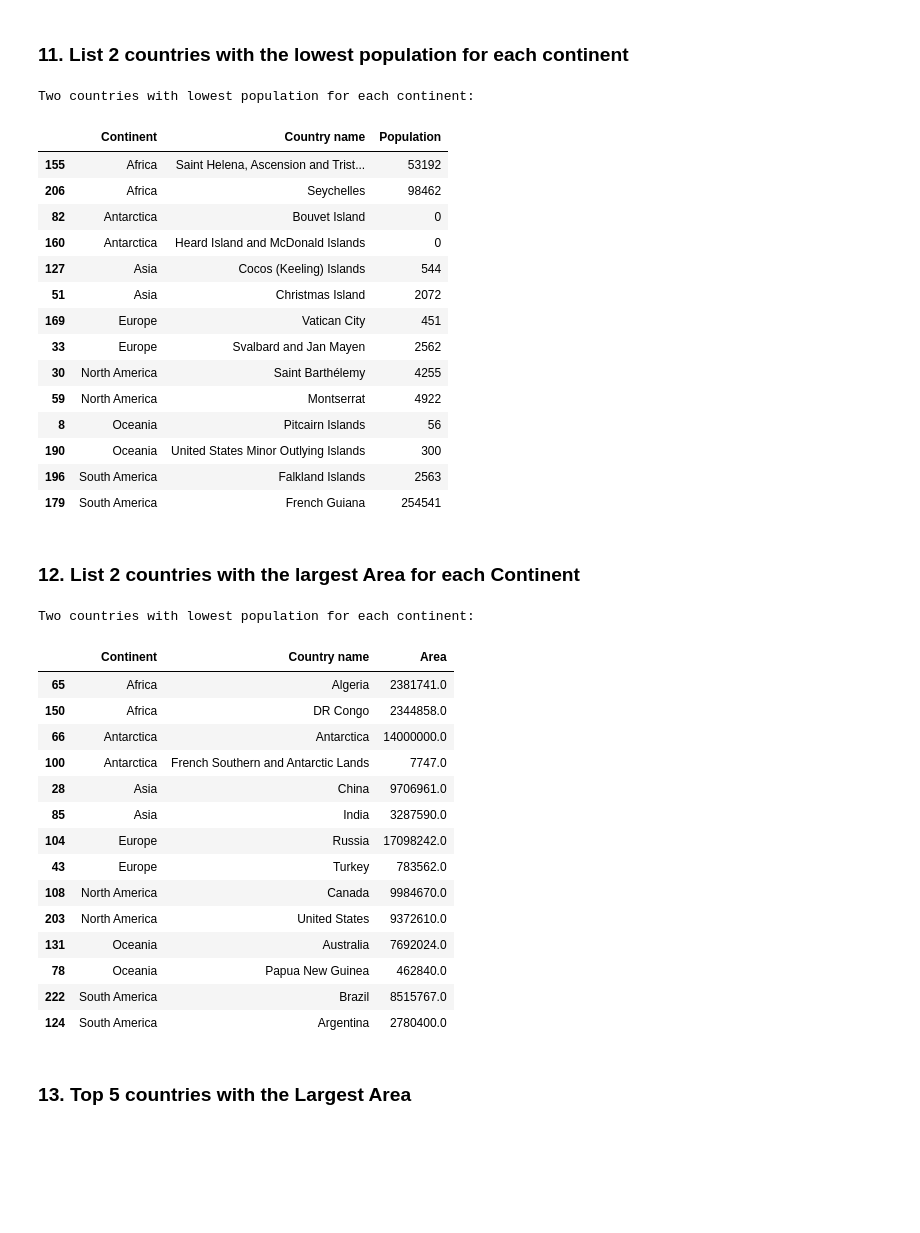
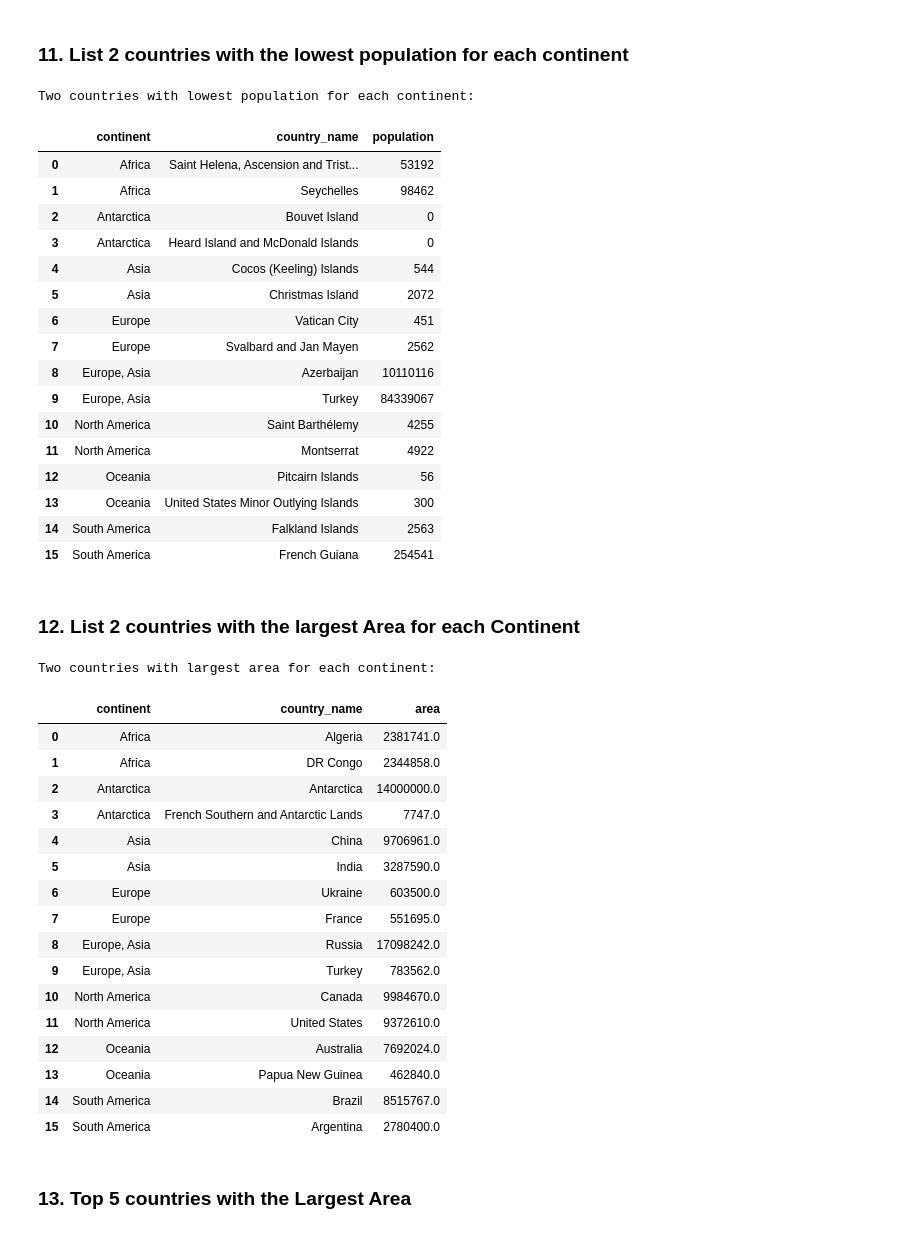
Before and after one commit to bazuayelewis/travel-agency-hackathon, a Jupyter notebook: Travel_Agency.ipynb, the cells around one changed output. Saved outputs shown, nothing was run; the diff lists cells and outputs as text; code cells hidden in the pictures; blank space fills up the shorter version.

```diff
--- a/Travel_Agency.ipynb
+++ b/Travel_Agency.ipynb
@@ -95,6 +22,4 @@ if __name__ == "__main__":
 # %%
 import pandas as pd
-# %%
-pd.set_option('display.max_rows', None)
 # %%
 df = pd.DataFrame(extracted_data)
@@ -292,60 +183,64 @@ List of countries that are UN members:
 ### 11. List 2 countries with the lowest population for each continent
 # %%
 # Sort DataFrame by population within each continent
-df_sorted = df.sort_values(by=['Continent', 'Population'])
+df_sorted = df.sort_values(by=['continent', 'population'])
 
 # Group by continent and select top 2 countries with lowest population
-top_countries_per_continent = df_sorted.groupby('Continent').head(2)
+top_countries_per_continent = df_sorted.groupby('continent').head(2)
 
 # Display the results
 print("Two countries with lowest population for each continent:")
-top_countries_per_continent[['Continent', 'Country name', 'Population']]
+top_countries_per_continent[['continent', 'country_name', 'population']].reset_index(drop = True)
 # %% [output]
 Two countries with lowest population for each continent:
-|  | Continent | Country name | Population |
-| 155 | Africa | Saint Helena, Ascension and Trist... | 53192 |
-| 206 | Africa | Seychelles | 98462 |
-| 82 | Antarctica | Bouvet Island | 0 |
-| 160 | Antarctica | Heard Island and McDonald Islands | 0 |
-| 127 | Asia | Cocos (Keeling) Islands | 544 |
-| 51 | Asia | Christmas Island | 2072 |
-| 169 | Europe | Vatican City | 451 |
-| 33 | Europe | Svalbard and Jan Mayen | 2562 |
-| 30 | North America | Saint Barthélemy | 4255 |
-| 59 | North America | Montserrat | 4922 |
-| 8 | Oceania | Pitcairn Islands | 56 |
-| 190 | Oceania | United States Minor Outlying Islands | 300 |
-| 196 | South America | Falkland Islands | 2563 |
-| 179 | South America | French Guiana | 254541 |
+|  | continent | country_name | population |
+| 0 | Africa | Saint Helena, Ascension and Trist... | 53192 |
+| 1 | Africa | Seychelles | 98462 |
+| 2 | Antarctica | Bouvet Island | 0 |
+| 3 | Antarctica | Heard Island and McDonald Islands | 0 |
+| 4 | Asia | Cocos (Keeling) Islands | 544 |
+| 5 | Asia | Christmas Island | 2072 |
+| 6 | Europe | Vatican City | 451 |
+| 7 | Europe | Svalbard and Jan Mayen | 2562 |
+| 8 | Europe, Asia | Azerbaijan | 10110116 |
+| 9 | Europe, Asia | Turkey | 84339067 |
+| 10 | North America | Saint Barthélemy | 4255 |
+| 11 | North America | Montserrat | 4922 |
+| 12 | Oceania | Pitcairn Islands | 56 |
+| 13 | Oceania | United States Minor Outlying Islands | 300 |
+| 14 | South America | Falkland Islands | 2563 |
+| 15 | South America | French Guiana | 254541 |
 # %% [markdown]
 ### 12. List 2 countries with the largest Area for each Continent
 # %%
 # Sort DataFrame by population within each continent
-df_sorted = df.sort_values(by=['Continent', 'Area'], ascending= [True, False])
+df_sorted = df.sort_values(by=['continent', 'area'], ascending= [True, False])
 
 # Group by continent and select 2 countries with Largest Area
-countries_per_continent = df_sorted.groupby('Continent').head(2)
+countries_per_continent = df_sorted.groupby('continent').head(2)
 
 # Display the results
 print("Two countries with largest area for each continent:")
-countries_per_continent[['Continent', 'Country name', 'Area']]
+countries_per_continent[['continent', 'country_name', 'area']].reset_index(drop=True)
 # %% [output]
-Two countries with lowest population for each continent:
+Two countries with largest area for each continent:
-|  | Continent | Country name | Area |
-| 65 | Africa | Algeria | 2381741.0 |
-| 150 | Africa | DR Congo | 2344858.0 |
-| 66 | Antarctica | Antarctica | 14000000.0 |
-| 100 | Antarctica | French Southern and Antarctic Lands | 7747.0 |
-| 28 | Asia | China | 9706961.0 |
-| 85 | Asia | India | 3287590.0 |
-| 104 | Europe | Russia | 17098242.0 |
-| 43 | Europe | Turkey | 783562.0 |
-| 108 | North America | Canada | 9984670.0 |
-| 203 | North America | United States | 9372610.0 |
-| 131 | Oceania | Australia | 7692024.0 |
-| 78 | Oceania | Papua New Guinea | 462840.0 |
-| 222 | South America | Brazil | 8515767.0 |
-| 124 | South America | Argentina | 2780400.0 |
+|  | continent | country_name | area |
+| 0 | Africa | Algeria | 2381741.0 |
+| 1 | Africa | DR Congo | 2344858.0 |
+| 2 | Antarctica | Antarctica | 14000000.0 |
+| 3 | Antarctica | French Southern and Antarctic Lands | 7747.0 |
+| 4 | Asia | China | 9706961.0 |
+| 5 | Asia | India | 3287590.0 |
+| 6 | Europe | Ukraine | 603500.0 |
+| 7 | Europe | France | 551695.0 |
+| 8 | Europe, Asia | Russia | 17098242.0 |
+| 9 | Europe, Asia | Turkey | 783562.0 |
+| 10 | North America | Canada | 9984670.0 |
+| 11 | North America | United States | 9372610.0 |
+| 12 | Oceania | Australia | 7692024.0 |
+| 13 | Oceania | Papua New Guinea | 462840.0 |
+| 14 | South America | Brazil | 8515767.0 |
+| 15 | South America | Argentina | 2780400.0 |
 # %% [markdown]
 ### 13. Top 5 countries with the Largest Area
 # %%
```
Also changed, not shown: parts of 27 cells of this notebook.
